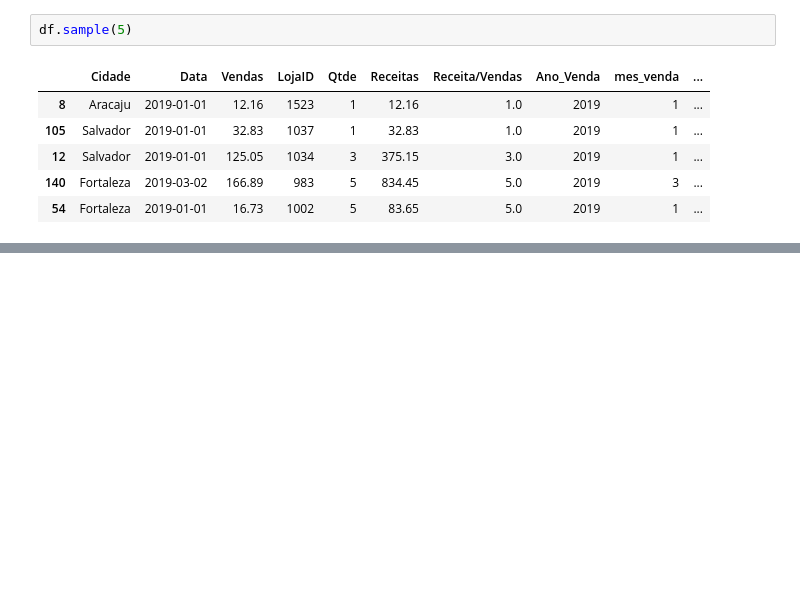
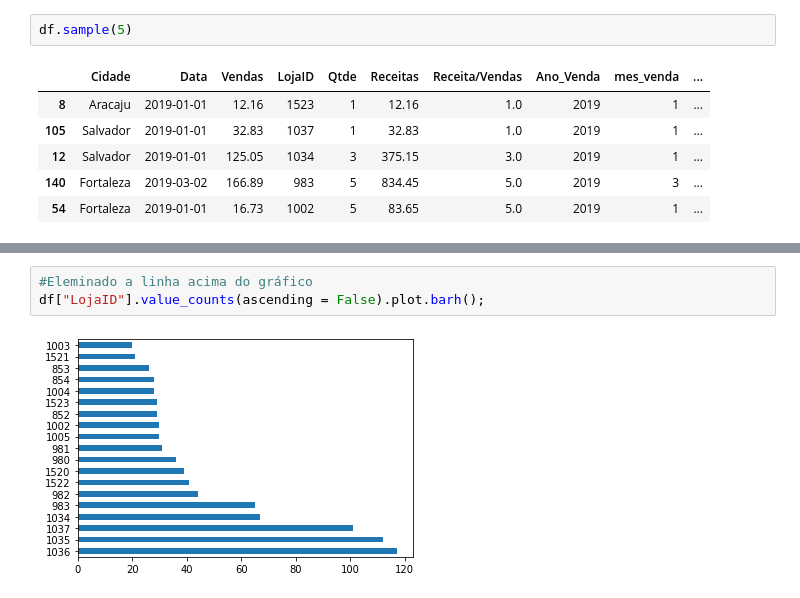
Before and after one commit to eladaniela/python-dio-unimed, a Jupyter notebook: planilhas_excel.ipynb, the cells around one changed output, grey strips where cells are left out. Drawn from its saved outputs; the diff is of its cells as text; blank space fills up the shorter version.

```diff
--- a/planilhas_excel.ipynb
+++ b/planilhas_excel.ipynb
@@ -242,0 +278,5 @@ df.sample(5)
+# %%
+#Eleminado a linha acima do gráfico
+df["LojaID"].value_counts(ascending = False).plot.barh();
+# %% [output]
+[figure, added]
```
Also changed, not shown: parts of 4 cells of this notebook.
